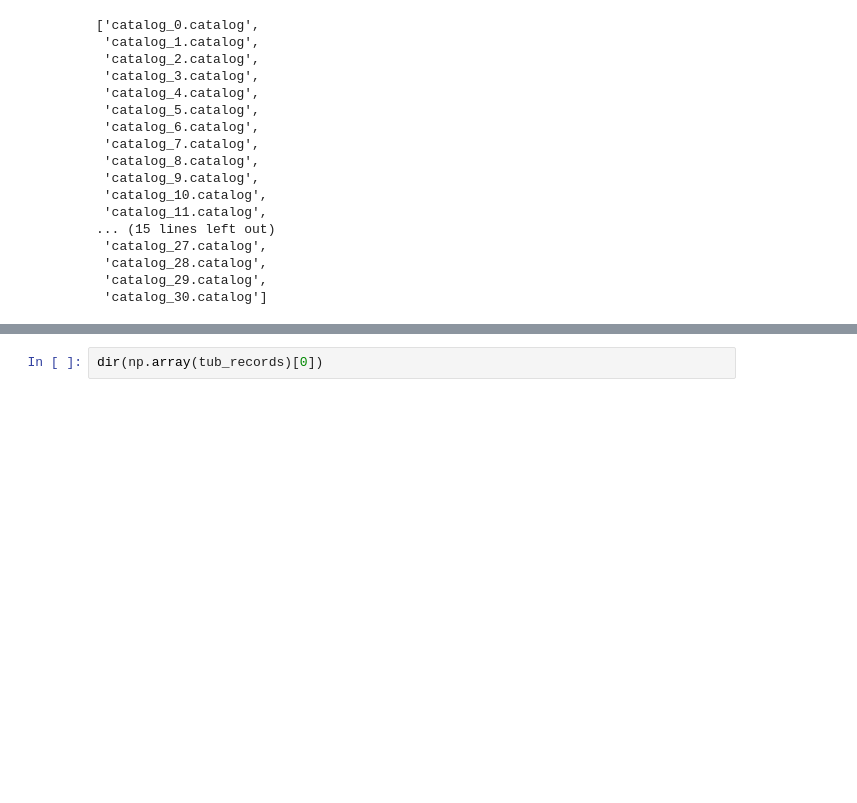
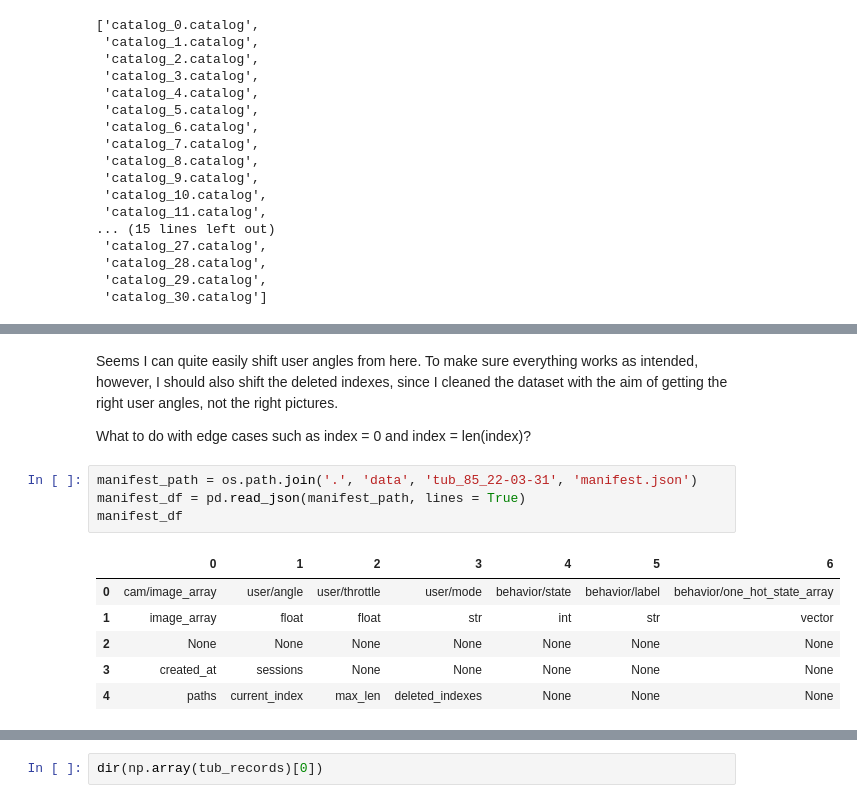
Before and after one commit to ilmaruduste/donkey-car-implemented-lag, a Jupyter notebook: eda1.ipynb, the cells around one changed output, grey strips where cells are left out. Cells and saved outputs as stored; diff of their text form; blank space fills up the shorter version.

```diff
--- a/eda1.ipynb
+++ b/eda1.ipynb
@@ -102,0 +124,15 @@ dataset.tubs[0].manifest.catalog_paths
+# %% [markdown]
+Seems I can quite easily shift user angles from here. To make sure everything works as intended, however, I should also shift the deleted indexes, since I cleaned the dataset with the aim of getting the right user angles, not the right pictures.
+
+What to do with edge cases such as index = 0 and index = len(index)?
+# %%
+manifest_path = os.path.join('.', 'data', 'tub_85_22-03-31', 'manifest.json')
+manifest_df = pd.read_json(manifest_path, lines = True)
+manifest_df
+# %% [output]
+|  | 0 | 1 | 2 | 3 | 4 | 5 | 6 |
+| 0 | cam/image_array | user/angle | user/throttle | user/mode | behavior/state | behavior/label | behavior/one_hot_state_array |
+| 1 | image_array | float | float | str | int | str | vector |
+| 2 | None | None | None | None | None | None | None |
+| 3 | created_at | sessions | None | None | None | None | None |
+| 4 | paths | current_index | max_len | deleted_indexes | None | None | None |
```
Also changed, not shown: parts of 13 cells of this notebook.
